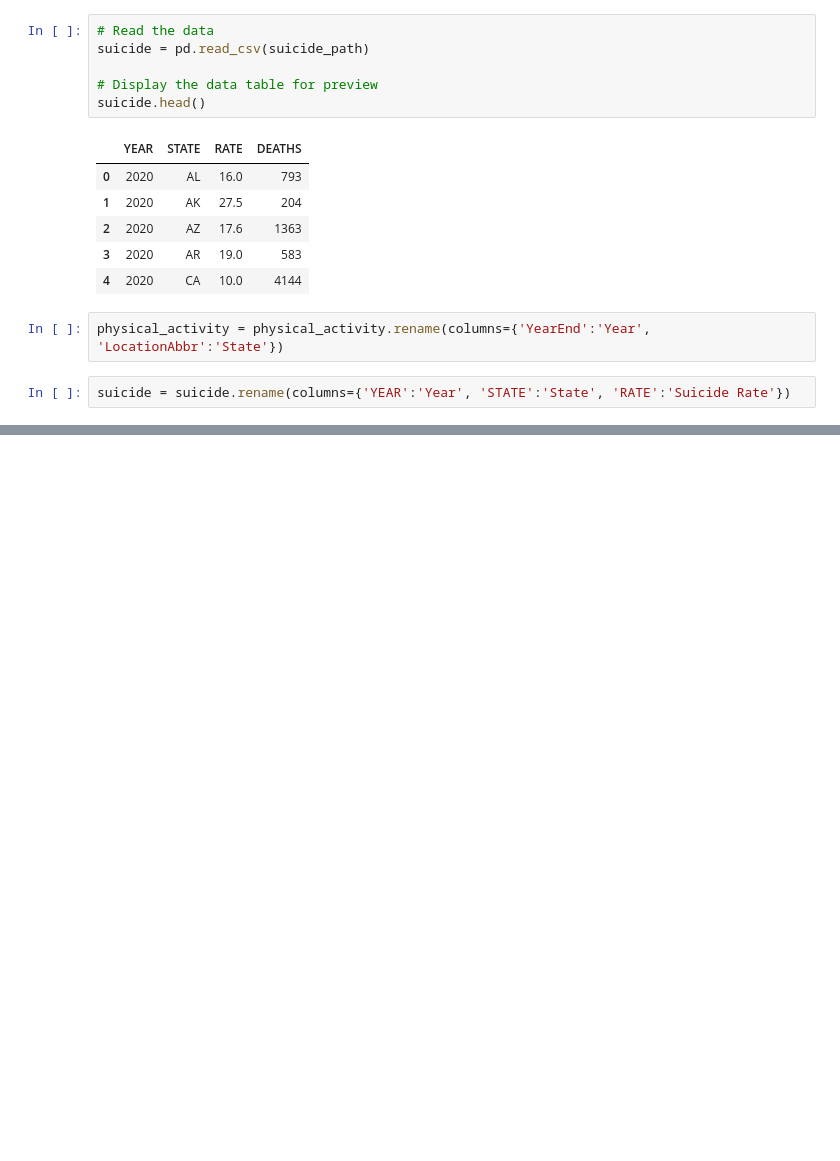
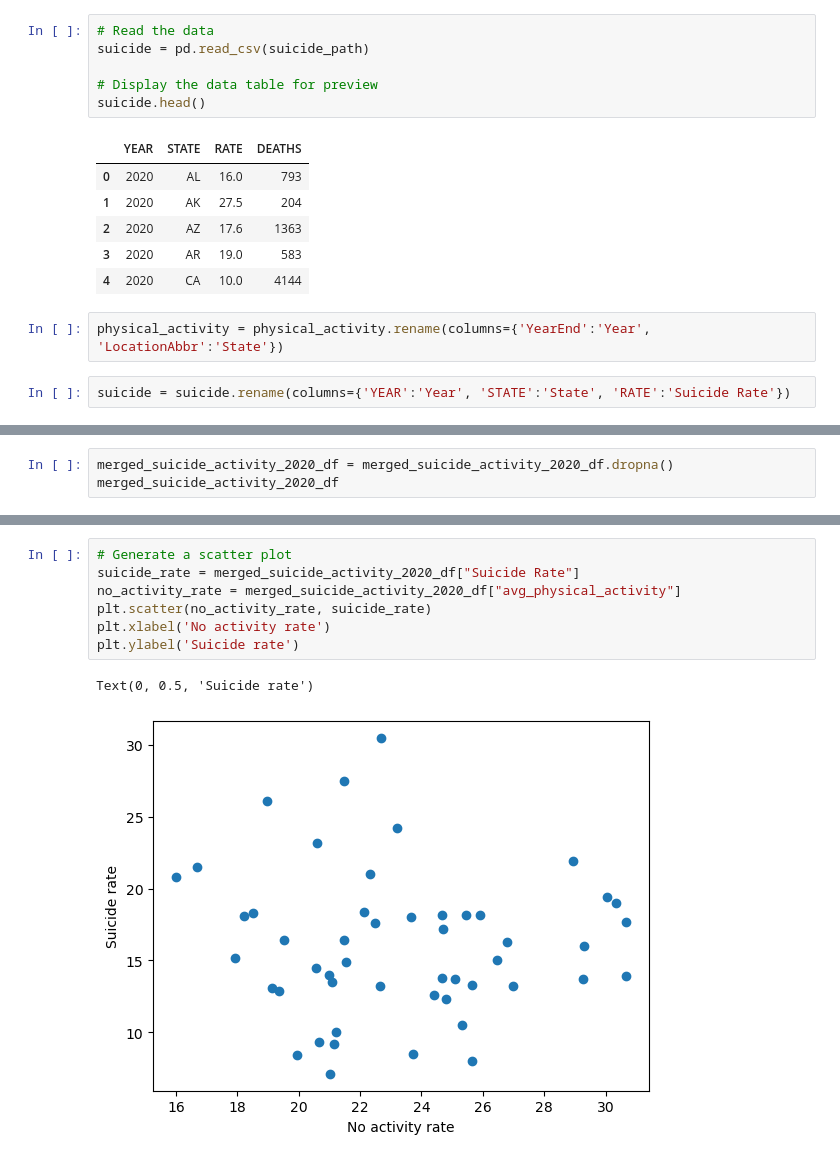
Before and after one commit to soobin83/Project1-Group2, a Jupyter notebook: project/Suicide/Soo.ipynb, the cells around one changed output, grey strips where cells are left out. Cells and saved outputs as stored; diff of their text form; blank space fills up the shorter version.

```diff
--- a/project/Suicide/Soo.ipynb
+++ b/project/Suicide/Soo.ipynb
@@ -243,0 +166,3 @@ Text(0, 0.5, 'Rate')
+# %%
+merged_suicide_activity_2020_df = merged_suicide_activity_2020_df.dropna()
+merged_suicide_activity_2020_df
@@ -243,0 +187,10 @@ Text(0, 0.5, 'Rate')
+# %%
+# Generate a scatter plot
+suicide_rate = merged_suicide_activity_2020_df["Suicide Rate"]
+no_activity_rate = merged_suicide_activity_2020_df["avg_physical_activity"]
+plt.scatter(no_activity_rate, suicide_rate)
+plt.xlabel('No activity rate')
+plt.ylabel('Suicide rate')
+# %% [output]
+Text(0, 0.5, 'Suicide rate')
+[figure, added]
```
Also changed, not shown: parts of 15 cells of this notebook.
